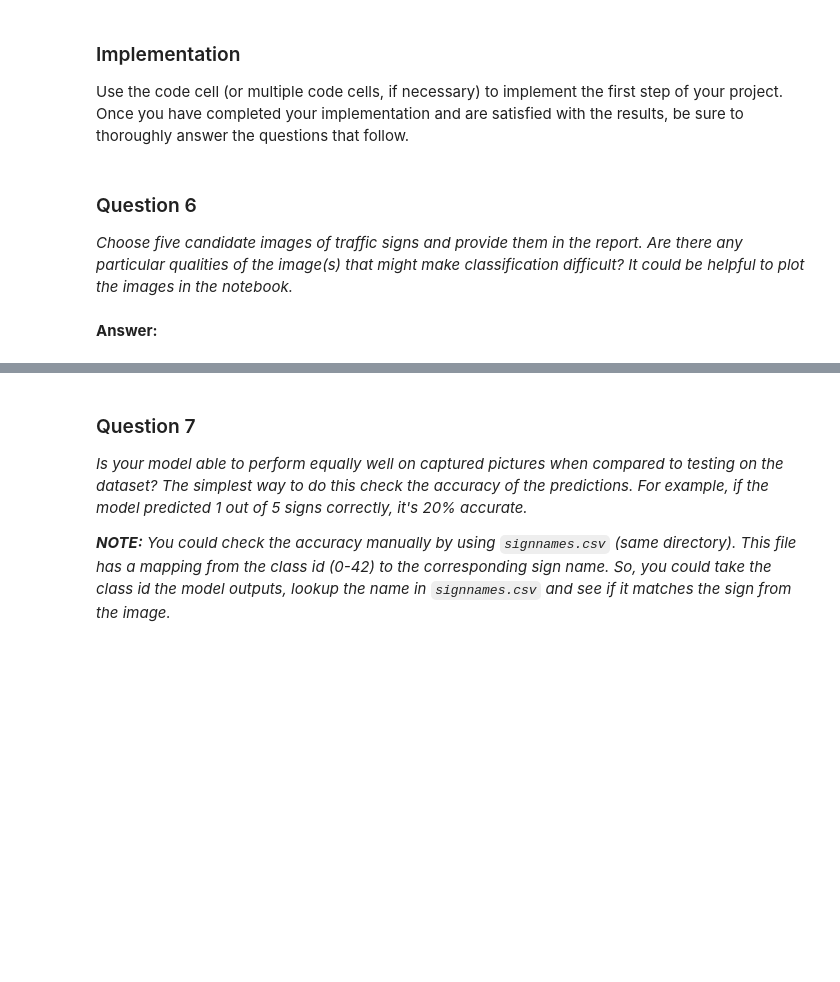
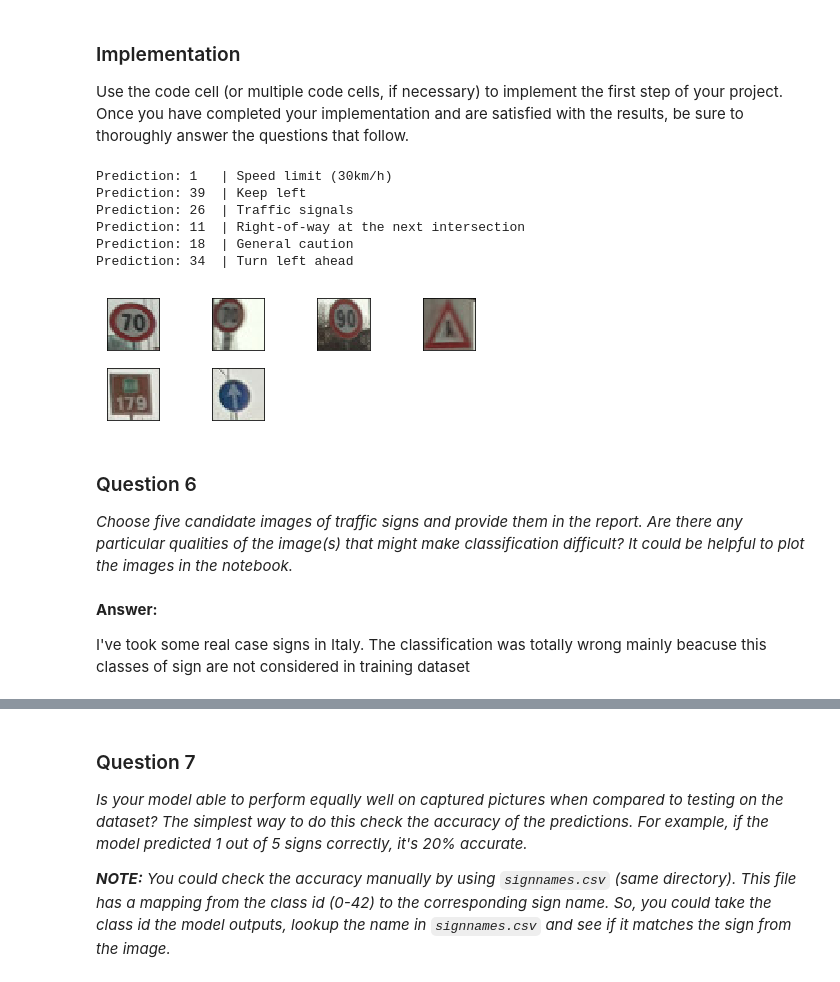
Before and after one commit to firefoxxy8/CarND-Traffic-Sign-Classifier-Project, a Jupyter notebook: Traffic_Sign_Classifier.ipynb, the cells around one changed output, grey strips where cells are left out. Cells and saved outputs as stored; diff of their text form; code cells hidden in the pictures; blank space fills up the shorter version.

```diff
--- a/Traffic_Sign_Classifier.ipynb
+++ b/Traffic_Sign_Classifier.ipynb
@@ -493,0 +451,8 @@ Final test accuracy:  0.888809518445
+# %%
+# training functions
+logits = signs_classify(x,keep_prob)
+cross_entropy = tf.nn.softmax_cross_entropy_with_logits(logits=logits, labels=one_hot_y)
+# compute the mean over all samples
+loss_operation = tf.reduce_mean(cross_entropy)
+optimizer = tf.train.AdamOptimizer(learning_rate = l_rate)
+training_operation = optimizer.minimize(loss_operation)
@@ -493,0 +473,8 @@ Final test accuracy:  0.888809518445
+# %%
+# reshape dataset to suitable input for network
+new_X_train = np.reshape(new_X_train, (np.shape(new_X_train)[0],32,32,1))
+new_X_val = np.reshape(new_X_val, (np.shape(new_X_val)[0],32,32,1))
+
+# normalize dataset [naive]
+new_X_train = (np.array(new_X_train) - 128.0)/256.0
+new_X_val = (np.array(new_X_val) - 128.0)/256.0
@@ -551,6 +622,50 @@ Use the code cell (or multiple code cells, if necessary) to implement the first
+# %%
+import os
+
+no_of_imgs = 6
+disp_imgs = []
+disp_imgs_gray = []
+
+for i in os.listdir('sign_italy/'):
+    image = cv2.imread('sign_italy/'+i)
+    dim = (32,32)
+
+    # convert to grayscale
+    grayed = cv2.cvtColor(image, cv2.COLOR_RGB2BGR)
+
+    disp_imgs.append(np.asarray(grayed))
+
+    grayed = cv2.cvtColor(grayed, cv2.COLOR_RGB2GRAY)
+
+    disp_imgs_gray.append(np.asarray(grayed))
+
+show_signs(np.array(disp_imgs), 4,4)
+
+# normalize new test data
+test_imgs_gray = ((np.array(disp_imgs_gray)-128.0)/256.0).reshape(no_of_imgs,32,32,1)
+
+with tf.Session() as sess:
+    new_saver = tf.train.import_meta_graph(meta_graph_file)
+    new_saver.restore(sess, tf.train.latest_checkpoint('./'))
+
+    # model evaluation
+    prediction = tf.argmax(logits, 1)
+
+    test_prediction = sess.run(
+        prediction,
+        feed_dict={x: test_imgs_gray, keep_prob: 1.0})
+for i in range(no_of_imgs):
+    print('Prediction: {} \t| {}'.format(test_prediction[i],
+                                            class_names[str(test_prediction[i])]))
+# %% [output]
+Prediction: 1   | Speed limit (30km/h)
+Prediction: 39  | Keep left
+Prediction: 26  | Traffic signals
+Prediction: 11  | Right-of-way at the next intersection
+Prediction: 18  | General caution
+Prediction: 34  | Turn left ahead
+[figure, added]
 # %% [markdown]
 ### Question 6
 
 _Choose five candidate images of traffic signs and provide them in the report. Are there any particular qualities of the image(s) that might make classification difficult? It could be helpful to plot the images in the notebook._
-# %% [markdown]
-**Answer:**
@@ -559,0 +672,4 @@ _Choose five candidate images of traffic signs and provide them in the report. A
+# %% [markdown]
+**Answer:**
+
+I've took some real case signs in Italy. The classification was totally wrong mainly beacuse this classes of sign are not considered in training dataset
```
Also changed, not shown: parts of 39 cells of this notebook, 7 other files.
